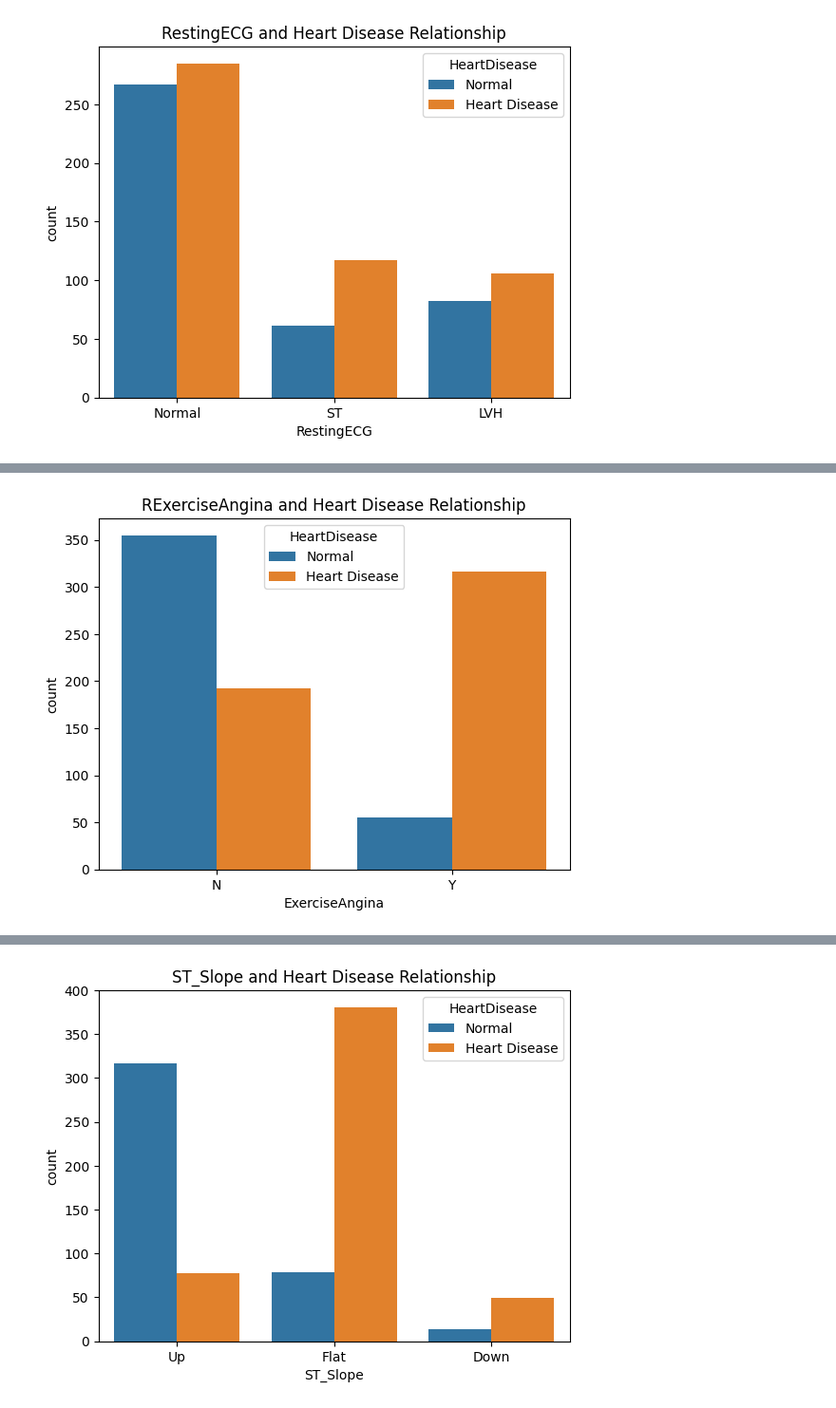
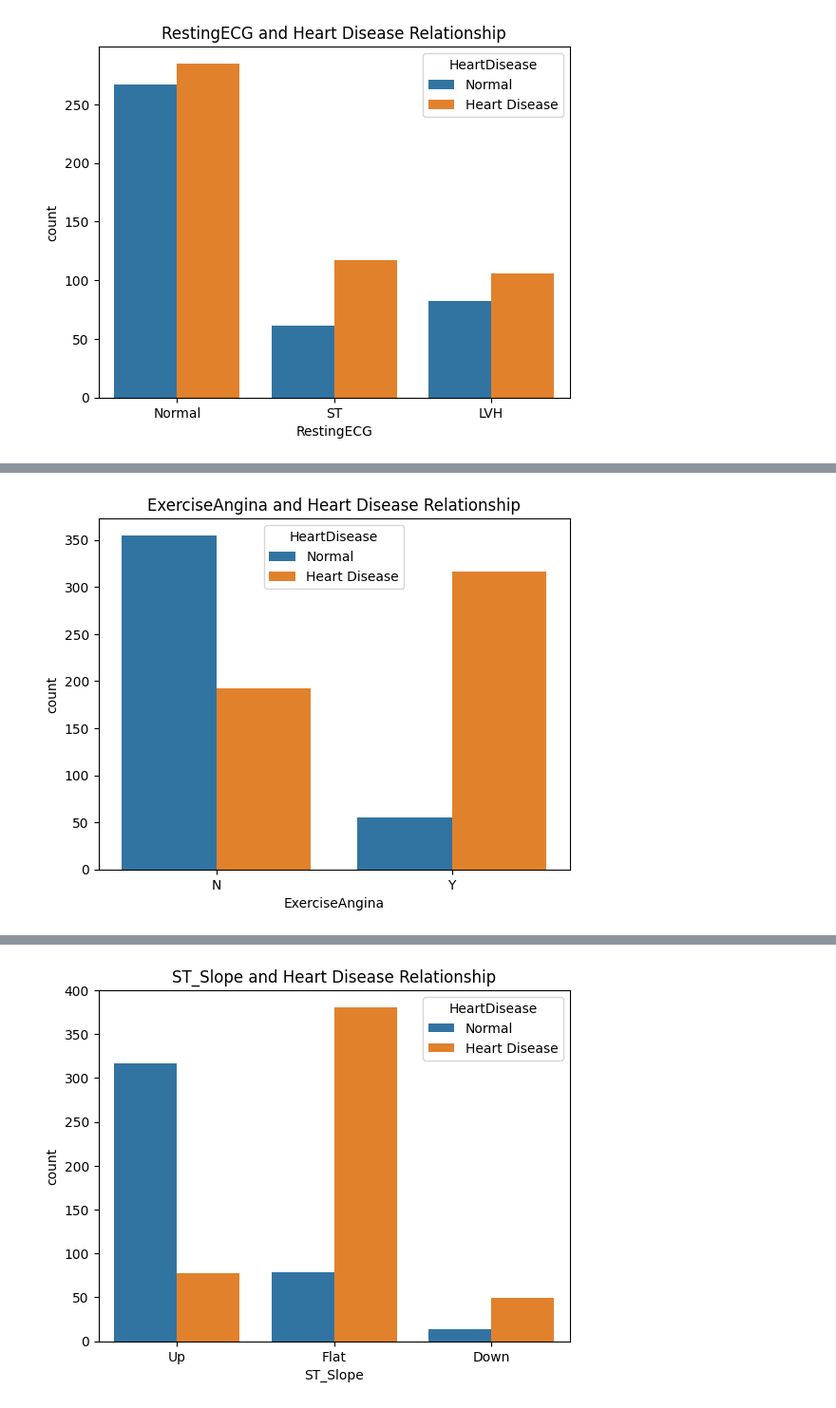
Before and after one commit to D-Rasheed/Heart-Disease-Prediction-Using-Machine-Learning, a Jupyter notebook: Heart_disease_prediction.ipynb, the cells around one changed output, grey strips where cells are left out. Shown at 95% size. Saved outputs shown, nothing was run; the diff lists cells and outputs as text; code cells hidden in the pictures.

```diff
--- a/Heart_disease_prediction.ipynb
+++ b/Heart_disease_prediction.ipynb
@@ -171,6 +176,6 @@ plt.show()
 # %%
 sns.countplot(data=df,x='ExerciseAngina',hue='HeartDisease')
-plt.title('RExerciseAngina and Heart Disease Relationship')
+plt.title('ExerciseAngina and Heart Disease Relationship')
 plt.show()
 # %% [output]
-[figure, old version]
+[figure, new version]
```
Also changed, not shown: parts of 15 cells of this notebook.
